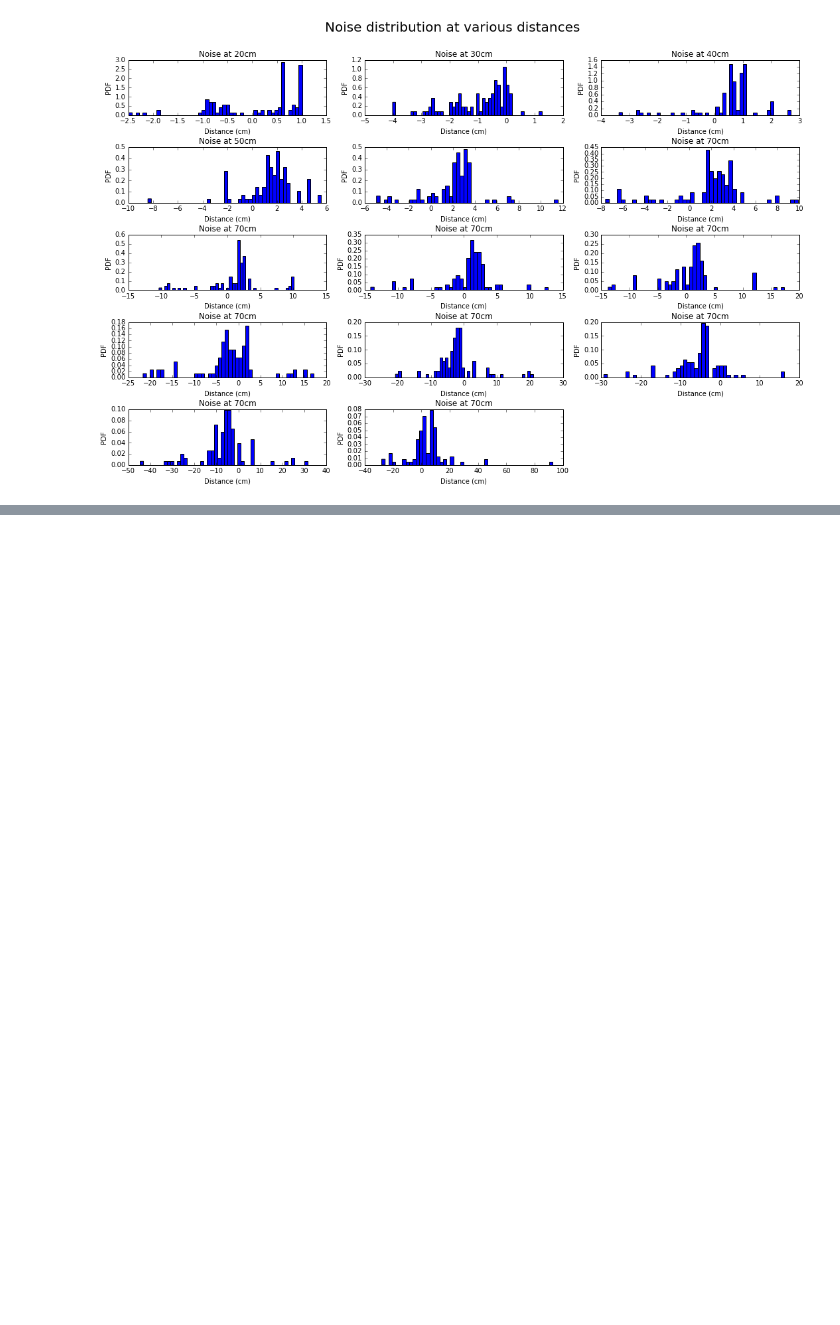
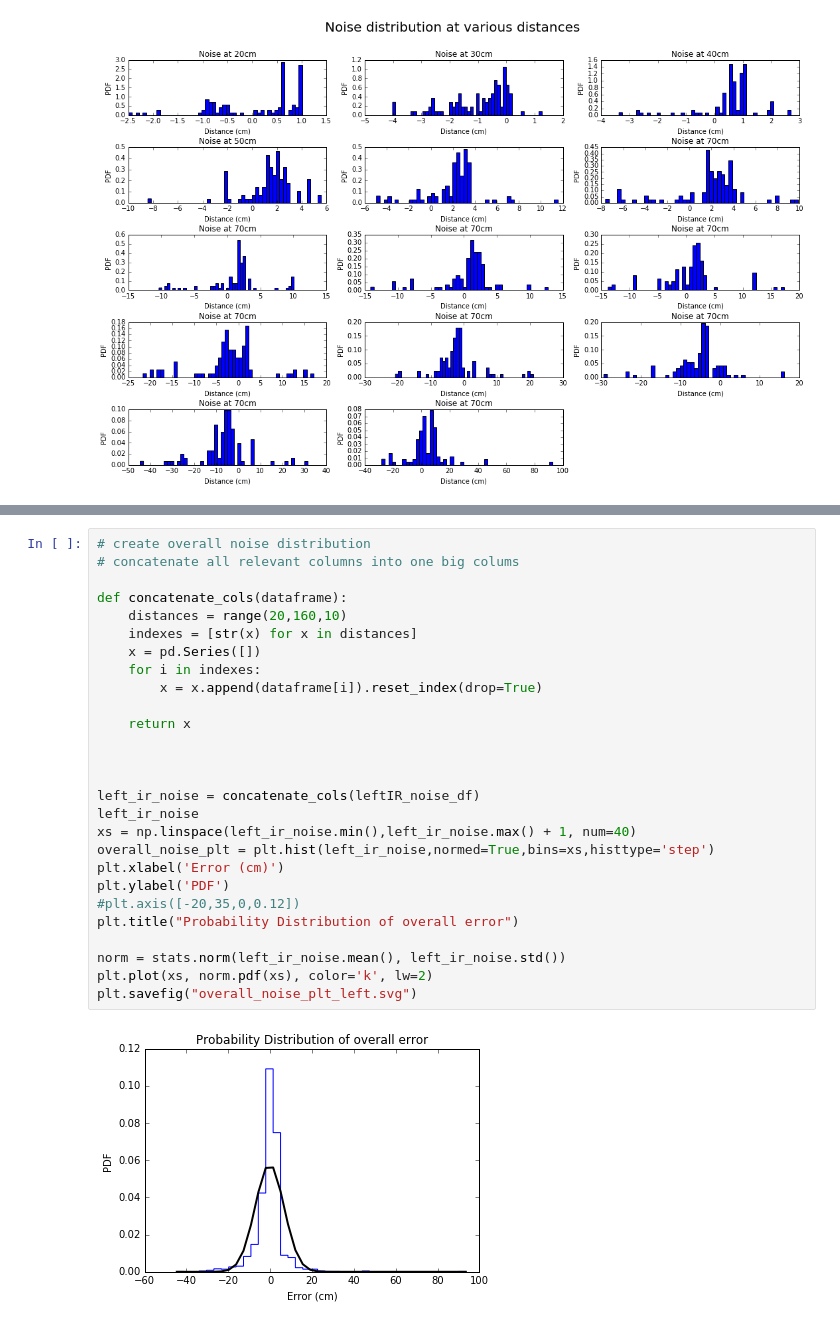
Before and after one commit to a-pradhan/SensorOutputAnalysis, a Jupyter notebook: Sensor Noise Analysis.ipynb, the cells around one changed output, grey strips where cells are left out. Saved outputs shown, nothing was run; the diff lists cells and outputs as text; blank space fills up the shorter version.

Commit message:
Analysed the overall noise distribution for the sensor calibration tests and graphs are saved in svg format

```diff
--- a/Sensor Noise Analysis.ipynb
+++ b/Sensor Noise Analysis.ipynb
@@ -467,0 +498,29 @@ plt.savefig("noise_distribution.svg")
+# %%
+# create overall noise distribution
+# concatenate all relevant columns into one big colums
+
+def concatenate_cols(dataframe):
+    distances = range(20,160,10)
+    indexes = [str(x) for x in distances]
+    x = pd.Series([])
+    for i in indexes:
+        x = x.append(dataframe[i]).reset_index(drop=True)
+
+    return x
+
+
+
+left_ir_noise = concatenate_cols(leftIR_noise_df)
+left_ir_noise
+xs = np.linspace(left_ir_noise.min(),left_ir_noise.max() + 1, num=40)
+overall_noise_plt = plt.hist(left_ir_noise,normed=True,bins=xs,histtype='step')
+plt.xlabel('Error (cm)')
+plt.ylabel('PDF')
+#plt.axis([-20,35,0,0.12])
+plt.title("Probability Distribution of overall error")
+
+norm = stats.norm(left_ir_noise.mean(), left_ir_noise.std())
+plt.plot(xs, norm.pdf(xs), color='k', lw=2)
+plt.savefig("overall_noise_plt_left.svg")
+# %% [output]
+[figure, added]
```
Also changed, not shown: parts of 9 cells of this notebook, 4 other files.
